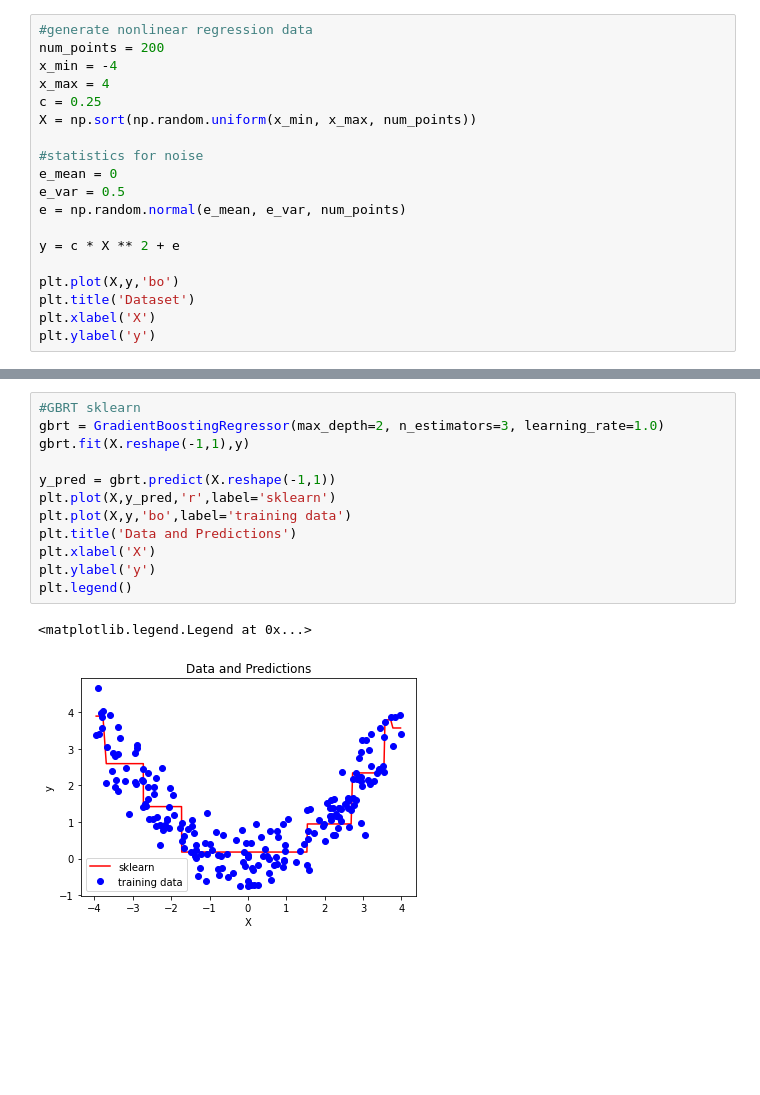
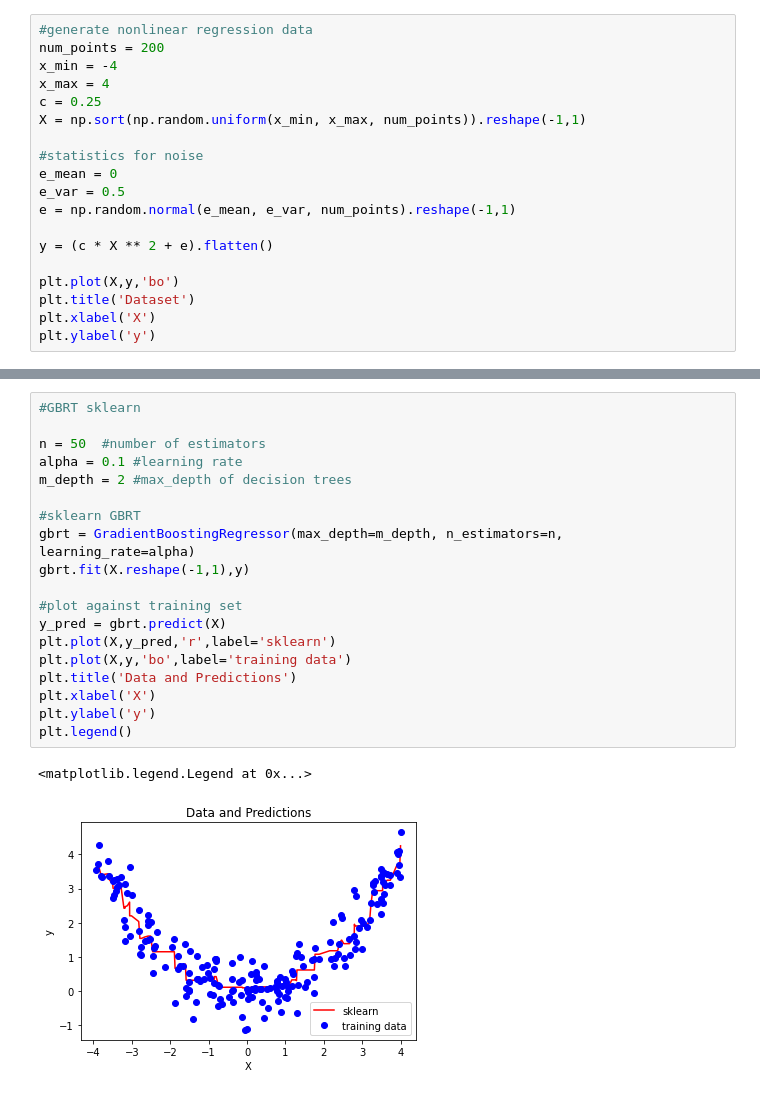
Before and after one commit to daniel-arnold/from_scratch, a Jupyter notebook: Gradient_Boost_Regression_Tree.ipynb, the cells around one changed output, grey strips where cells are left out. Drawn from its saved outputs; the diff is of its cells as text; blank space fills up the shorter version.

Commit message:
updates to GBRT
added scratch GBRT comparison

```diff
--- a/Gradient_Boost_Regression_Tree.ipynb
+++ b/Gradient_Boost_Regression_Tree.ipynb
@@ -10,14 +11,14 @@ num_points = 200
 x_min = -4
 x_max = 4
 c = 0.25
-X = np.sort(np.random.uniform(x_min, x_max, num_points))
+X = np.sort(np.random.uniform(x_min, x_max, num_points)).reshape(-1,1)
 
 #statistics for noise
 e_mean = 0
 e_var = 0.5
-e = np.random.normal(e_mean, e_var, num_points)
+e = np.random.normal(e_mean, e_var, num_points).reshape(-1,1)
 
-y = c * X ** 2 + e
+y = (c * X ** 2 + e).flatten()
 
 plt.plot(X,y,'bo')
 plt.title('Dataset')
@@ -29,15 +30,22 @@ Text(0, 0.5, 'y')
 # %%
 #GBRT sklearn
-gbrt = GradientBoostingRegressor(max_depth=2, n_estimators=3, learning_rate=1.0)
+
+n = 50  #number of estimators
+alpha = 0.1 #learning rate
+m_depth = 2 #max_depth of decision trees
+
+#sklearn GBRT
+gbrt = GradientBoostingRegressor(max_depth=m_depth, n_estimators=n, learning_rate=alpha)
 gbrt.fit(X.reshape(-1,1),y)
 
-y_pred = gbrt.predict(X.reshape(-1,1))
+#plot against training set
+y_pred = gbrt.predict(X)
 plt.plot(X,y_pred,'r',label='sklearn')
 plt.plot(X,y,'bo',label='training data')
 plt.title('Data and Predictions')
 plt.xlabel('X')
 plt.ylabel('y')
 plt.legend()
 # %% [output]
 <matplotlib.legend.Legend at 0x...>
-[figure, old version]
+[figure, new version]
```
Also changed, not shown: parts of 3 cells of this notebook.
